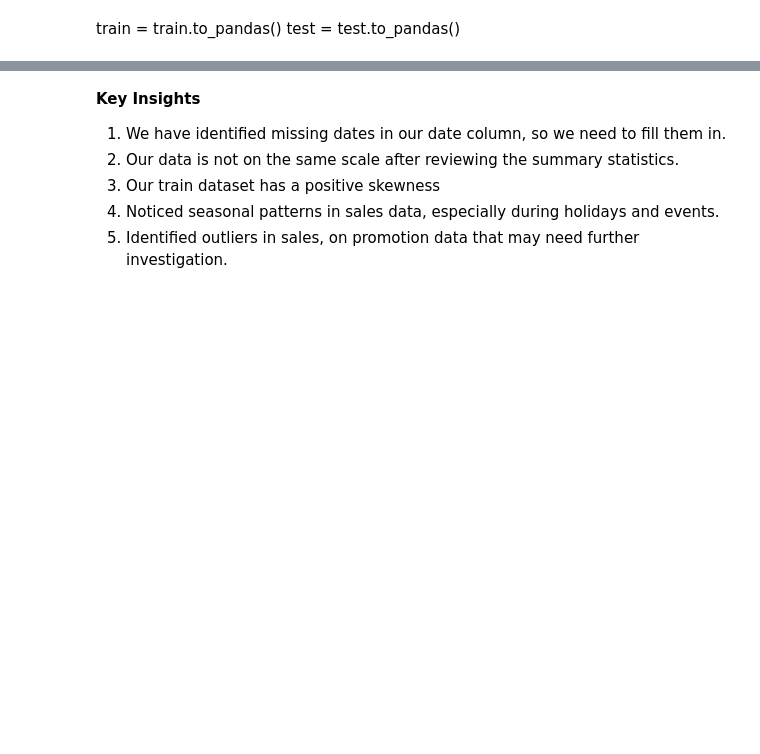
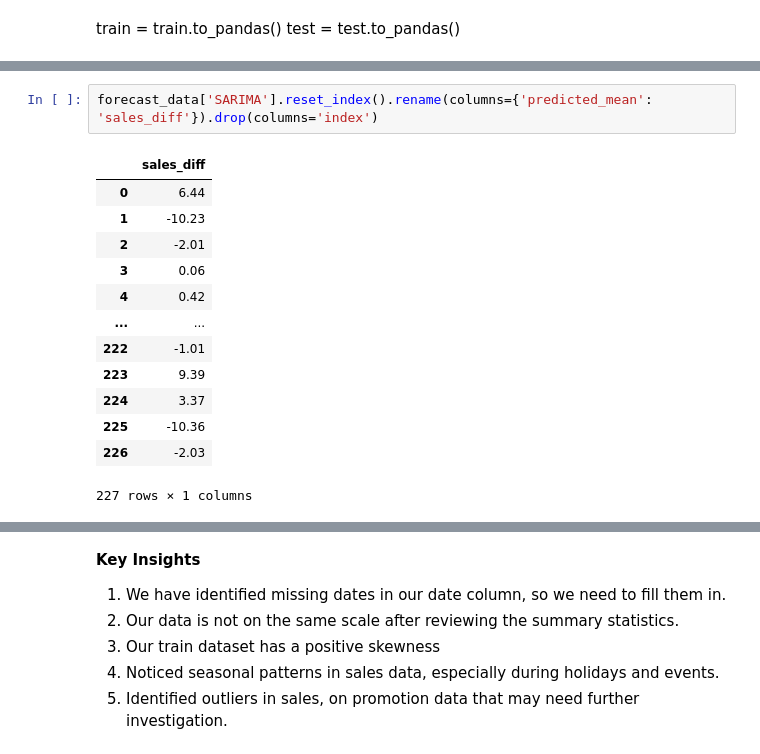
Before and after one commit to MumoMutiso/regression_collaboration, a Jupyter notebook: Time Series Regression Analysis(6_may_2024).ipynb, the cells around one changed output, grey strips where cells are left out. Drawn from its saved outputs; the diff is of its cells as text; blank space fills up the shorter version.

```diff
--- a/Time Series Regression Analysis(6_may_2024).ipynb
+++ b/Time Series Regression Analysis(6_may_2024).ipynb
@@ -1536,0 +1553,16 @@ Evaluation Results:
+# %%
+forecast_data['SARIMA'].reset_index().rename(columns={'predicted_mean': 'sales_diff'}).drop(columns='index')
+# %% [output]
+|  | sales_diff |
+| 0 | 6.44 |
+| 1 | -10.23 |
+| 2 | -2.01 |
+| 3 | 0.06 |
+| 4 | 0.42 |
+| ... | ... |
+| 222 | -1.01 |
+| 223 | 9.39 |
+| 224 | 3.37 |
+| 225 | -10.36 |
+| 226 | -2.03 |
+227 rows × 1 columns
```
Also changed, not shown: parts of 16 cells of this notebook.
